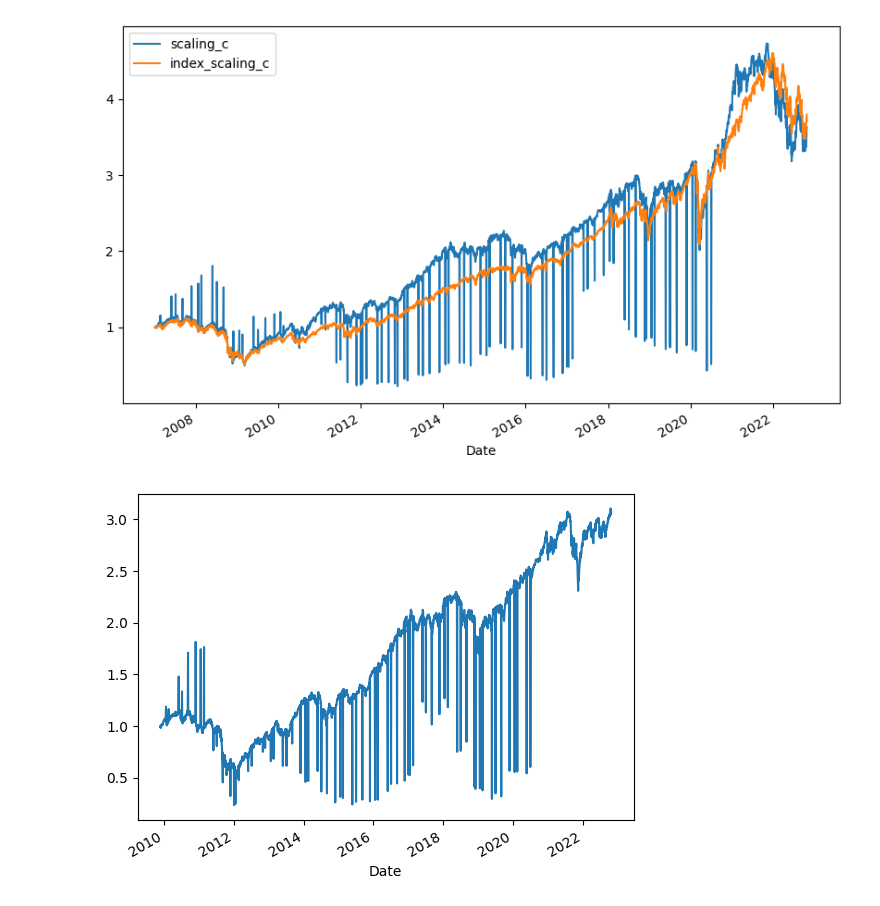
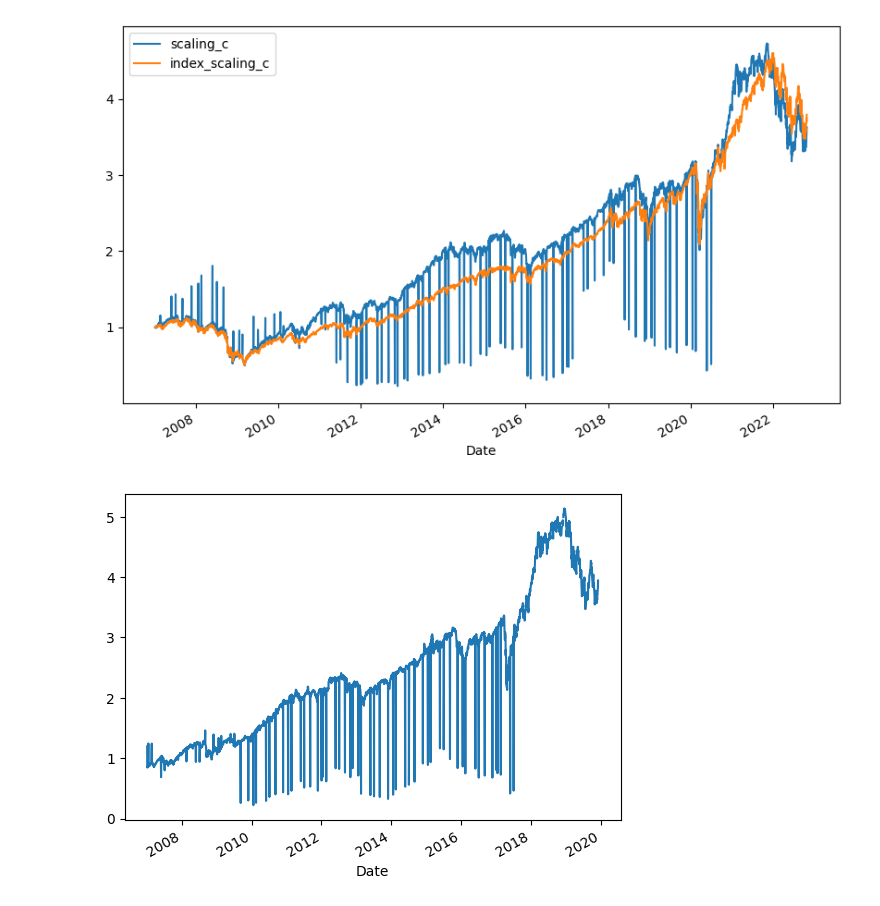
Before and after one commit to dllllb/finexp, a Jupyter notebook: basepred.ipynb, the cells around one changed output. Drawn from its saved outputs; the diff is of its cells as text; code cells hidden in the pictures.

```diff
--- a/basepred.ipynb
+++ b/basepred.ipynb
@@ -41,10 +41,10 @@ prices.groupby('Date').index_scaling_c.mean().plot(legend=True);
 # %% [output]
 [figure]
 # %%
-future = prices_c.groupby('Ticker').shift(365*2)
+future = prices_c.groupby('Ticker').shift(-365*2)
 future.groupby('Date').scaling_c.mean().plot();
 # %% [output]
-[figure, old version]
+[figure, new version]
 # %%
 prices_t = prices_c.join(future[['scaling_c', 'index_scaling_c']], how='inner', rsuffix='_future')
 prices_t = prices_t.dropna(subset='scaling_c_future')
```
Also changed, not shown: parts of 4 cells of this notebook, 4 other files.
